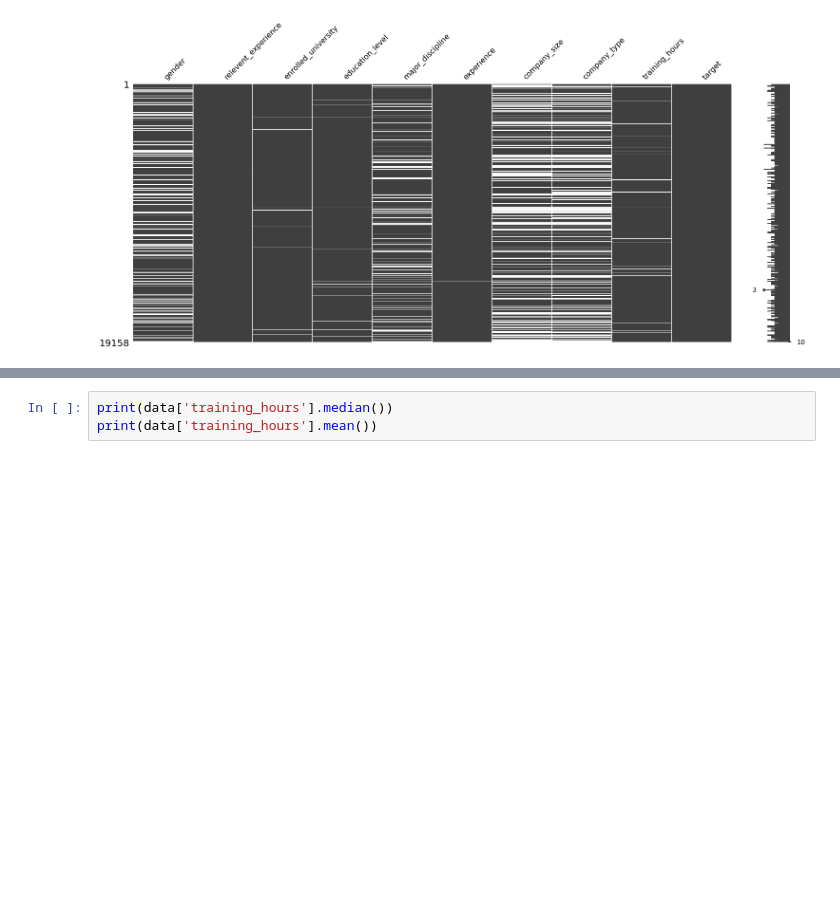
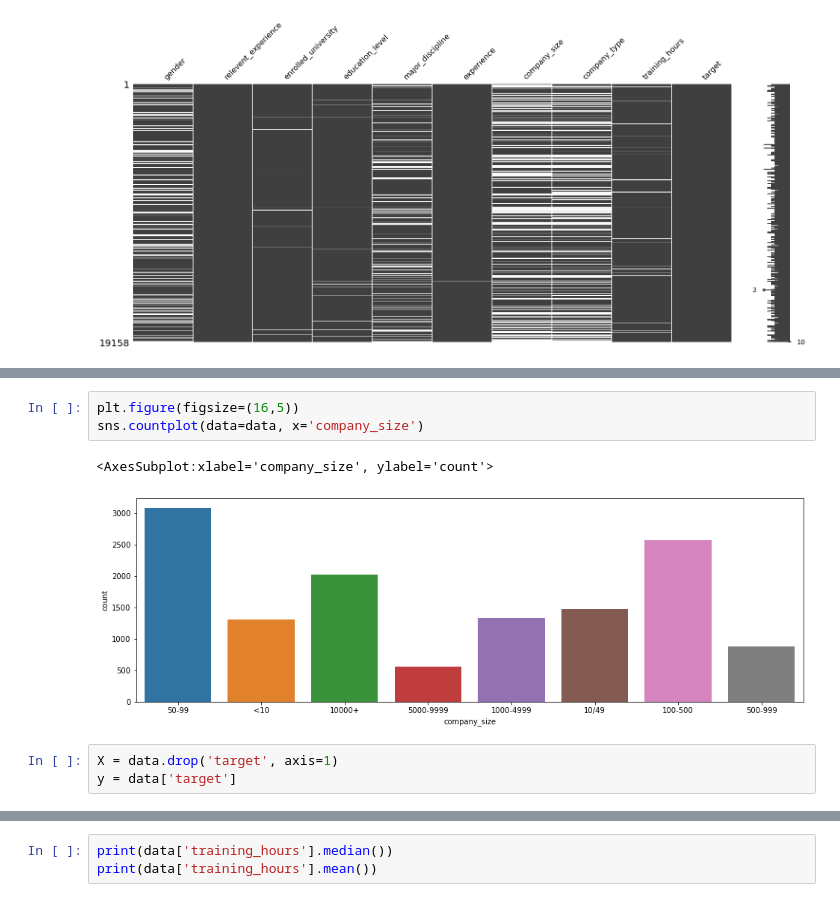
Before and after one commit to Shreejan-git/feature_engineering, a Jupyter notebook: Datascience_Dataset_FeatureEngineering.ipynb, the cells around one changed output, grey strips where cells are left out. Saved outputs shown, nothing was run; the diff lists cells and outputs as text; blank space fills up the shorter version.

```diff
--- a/Datascience_Dataset_FeatureEngineering.ipynb
+++ b/Datascience_Dataset_FeatureEngineering.ipynb
@@ -93,0 +109,9 @@ first I will handle 4 columns 'enrolled_university'
+# %%
+plt.figure(figsize=(16,5))
+sns.countplot(data=data, x='company_size')
+# %% [output]
+<AxesSubplot:xlabel='company_size', ylabel='count'>
+[figure, added]
+# %%
+X = data.drop('target', axis=1)
+y = data['target']
```
Also changed, not shown: parts of 16 cells of this notebook.
